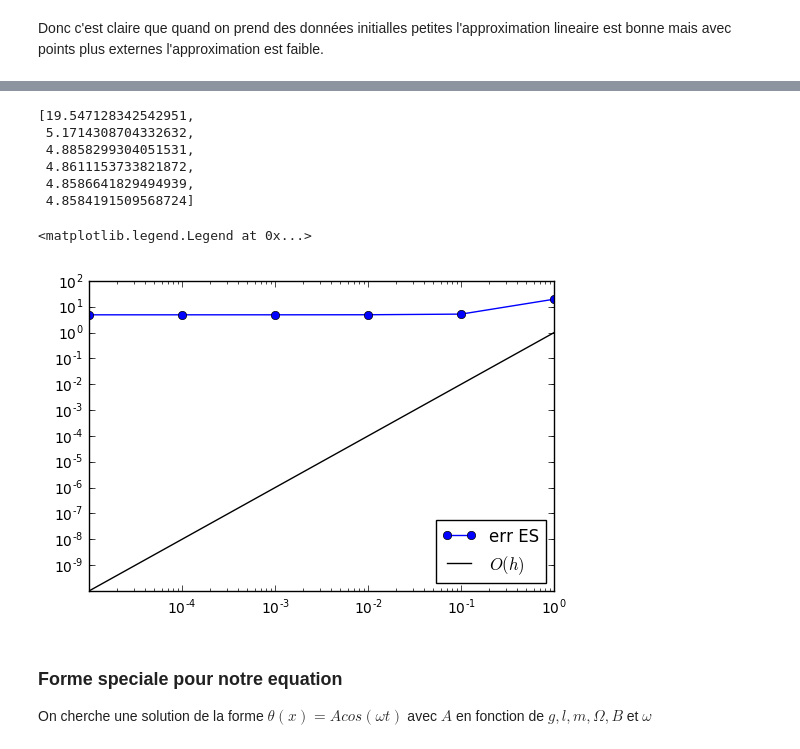
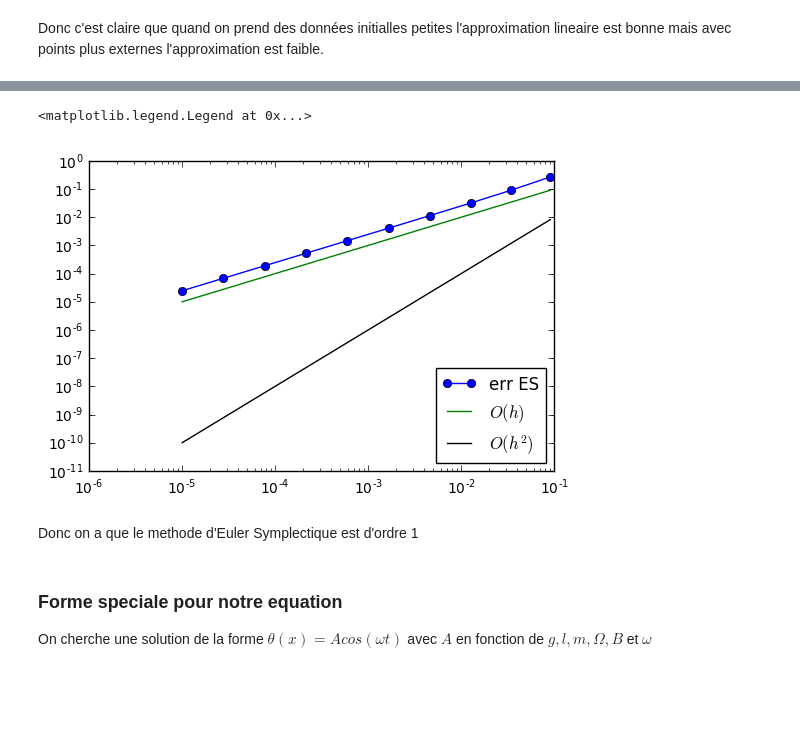
Before and after one commit to DiegoAsterio/equa-diff-3M236, a Jupyter notebook: 3M236_projet.ipynb, the cells around one changed output, grey strips where cells are left out. Saved outputs shown, nothing was run; the diff lists cells and outputs as text; code cells hidden in the pictures; blank space fills up the shorter version.

Commit message:
Orden Euler Symplectique calculado

```diff
--- a/3M236_projet.ipynb
+++ b/3M236_projet.ipynb
@@ -122,6 +124,8 @@ Dans le cadre de ce cas concret on peut exprimer la solution de façon plus conc
 # %%
-def solExactePourDI(x0, landa, mu):
-    u = lambda t : x0[0]*math.exp(landa*t)*math.cos(mu*t) + x0[1]*math.exp(landa*t)*math.sin(mu*t)
-    v = lambda t : -x0[0]*landa*mu*math.exp(landa*t)*math.sin(mu*t) + x0[1]*landa*mu*math.exp(landa*t)*math.cos(mu*t)
+def solExactePourEH(x0, landa, mu):
+    A = x0[0]
+    B = ((x0[1]-x0[0]*landa)/mu)
+    u = lambda t : A*math.exp(landa*t)*math.cos(mu*t) + B*math.exp(landa*t)*math.sin(mu*t)
+    v = lambda t : landa*A*math.exp(landa*t)*math.cos(mu*t) - mu*A*math.exp(landa*t)*math.sin(mu*t) + landa*B*math.exp(landa*t)*math.sin(mu*t) + mu*B*math.exp(landa*t)*math.cos(mu*t)
     return u, v
 # %% [markdown]
@@ -149,26 +133,28 @@ def trouver_max(x0,T,h_,f,pos,vel):
-# %%
-T = 1
-x0 = [math.pi/2,0]
-h_ = [0.1**k for k in range(6)]
-maxim = trouver_max(x0,T,h_,g_L,pos,vel)
-h2 = [h**2 for h in h_]
-# %%
-maxim
-# %% [output]
-[19.547128342542951,
- 5.1714308704332632,
- 4.8858299304051531,
- 4.8611153733821872,
- 4.8586641829494939,
- 4.8584191509568724]
+# %%
+pos, vit = solExactePourEH(x0,0,math.sqrt(9.81))
+# %%
+T = 1
+Ndis=10
+N=np.logspace(1,5,Ndis)
+err_es=[]
+h=[]
+for n in N:
+    dt = T/(n+1)
+    t_, yes_ = EDO.EulerSymplectique(0,x0,T,dt,g_L)
+    ye_ = [[pos(t),vit(t)] for t in t_]
+    err_es.append(EDO.errormax(ye_,yes_))
+    h.append(dt)
+h2 = [dt**2 for dt in h]
 # %%
 plt.yscale('log')
 plt.xscale('log')
-plt.plot(h_,maxim,'-o',h_,h2,'-k')
-plt.legend(['err ES','$O(h)$','$O(h)$','$O(h^2)$','$O(h^3)$','$O(h^4)$'],loc=4)
+plt.plot(h,err_es,'-o',h,h,h,h2,'-k',)
+plt.legend(['err ES','$O(h)$','$O(h^2)$'],loc=4)
 # %% [output]
 <matplotlib.legend.Legend at 0x...>
-[figure, old version]
+[figure, new version]
+# %% [markdown]
+Donc on a que le methode d'Euler Symplectique est d'ordre 1
 # %% [markdown]
 ### Forme speciale pour notre equation
 
```
Also changed, not shown: parts of 17 cells of this notebook, 1 other file.
